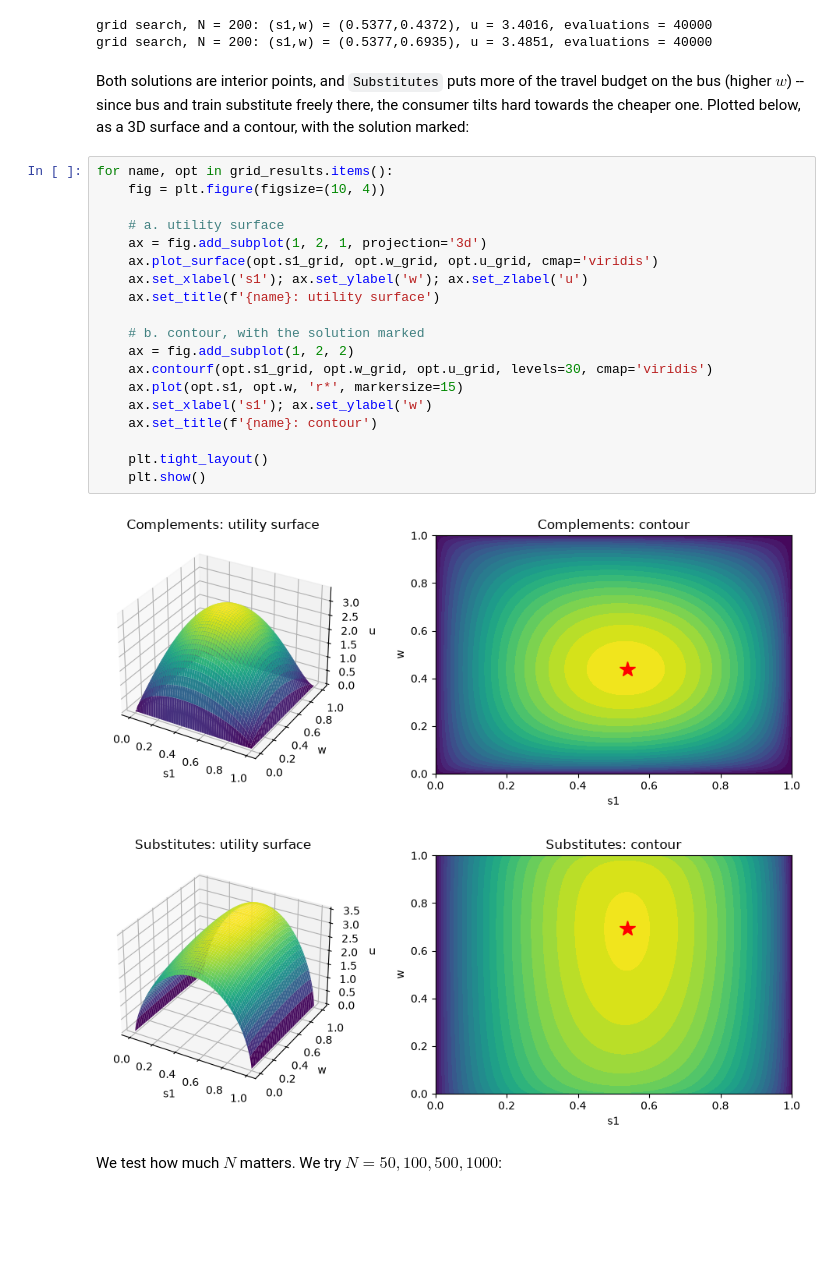
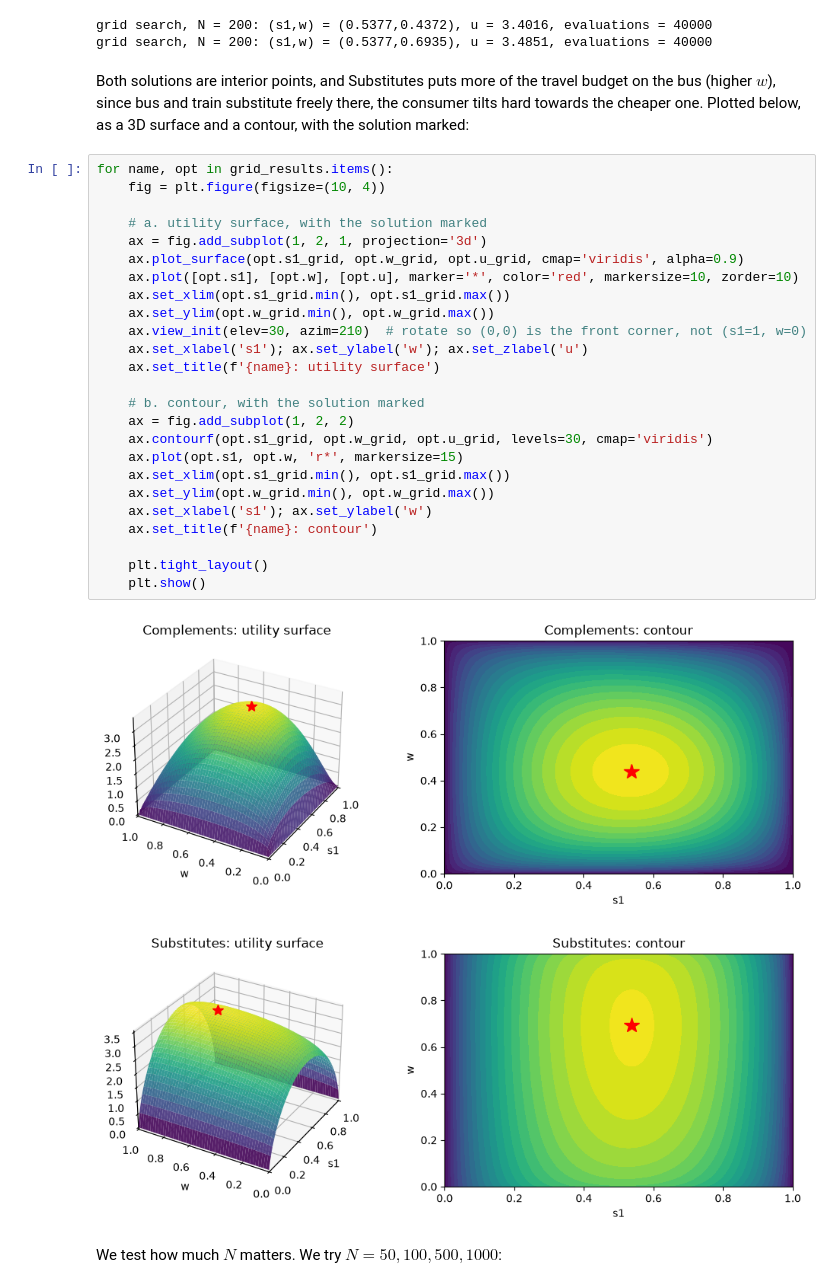
Before and after one commit to GB-Hansen/Snake-Charmers-2, a Jupyter notebook: Model_project/ModProj_Notebook.ipynb, the cells around one changed output. Cells and saved outputs as stored; diff of their text form; blank space fills up the shorter version.

```diff
--- a/Model_project/ModProj_Notebook.ipynb
+++ b/Model_project/ModProj_Notebook.ipynb
@@ -138,29 +141,35 @@ grid_results = {name: model.solve_grid(N=200) for name, model in models.items()}
 grid search, N = 200: (s1,w) = (0.5377,0.4372), u = 3.4016, evaluations = 40000
 grid search, N = 200: (s1,w) = (0.5377,0.6935), u = 3.4851, evaluations = 40000
 # %% [markdown]
-Both solutions are interior points, and `Substitutes` puts more of the travel budget on the bus (higher $w$) -- since bus and train substitute freely there, the consumer tilts hard towards the cheaper one. Plotted below, as a 3D surface and a contour, with the solution marked:
+Both solutions are interior points, and Substitutes puts more of the travel budget on the bus (higher $w$), since bus and train substitute freely there, the consumer tilts hard towards the cheaper one. Plotted below, as a 3D surface and a contour, with the solution marked:
 # %%
 for name, opt in grid_results.items():
     fig = plt.figure(figsize=(10, 4))
 
-    # a. utility surface
+    # a. utility surface, with the solution marked
     ax = fig.add_subplot(1, 2, 1, projection='3d')
-    ax.plot_surface(opt.s1_grid, opt.w_grid, opt.u_grid, cmap='viridis')
+    ax.plot_surface(opt.s1_grid, opt.w_grid, opt.u_grid, cmap='viridis', alpha=0.9)
+    ax.plot([opt.s1], [opt.w], [opt.u], marker='*', color='red', markersize=10, zorder=10)
+    ax.set_xlim(opt.s1_grid.min(), opt.s1_grid.max())
+    ax.set_ylim(opt.w_grid.min(), opt.w_grid.max())
+    ax.view_init(elev=30, azim=210)  # rotate so (0,0) is the front corner, not (s1=1, w=0)
     ax.set_xlabel('s1'); ax.set_ylabel('w'); ax.set_zlabel('u')
     ax.set_title(f'{name}: utility surface')
 
     # b. contour, with the solution marked
     ax = fig.add_subplot(1, 2, 2)
     ax.contourf(opt.s1_grid, opt.w_grid, opt.u_grid, levels=30, cmap='viridis')
     ax.plot(opt.s1, opt.w, 'r*', markersize=15)
+    ax.set_xlim(opt.s1_grid.min(), opt.s1_grid.max())
+    ax.set_ylim(opt.w_grid.min(), opt.w_grid.max())
     ax.set_xlabel('s1'); ax.set_ylabel('w')
     ax.set_title(f'{name}: contour')
 
     plt.tight_layout()
     plt.show()
 # %% [output]
-[figure, old version]
+[figure, new version]
-[figure, old version]
+[figure, new version]
 # %% [markdown]
 We test how much $N$ matters. We try $N=50,100,500,1000$:
 # %%
```
Also changed, not shown: parts of 19 cells of this notebook.
